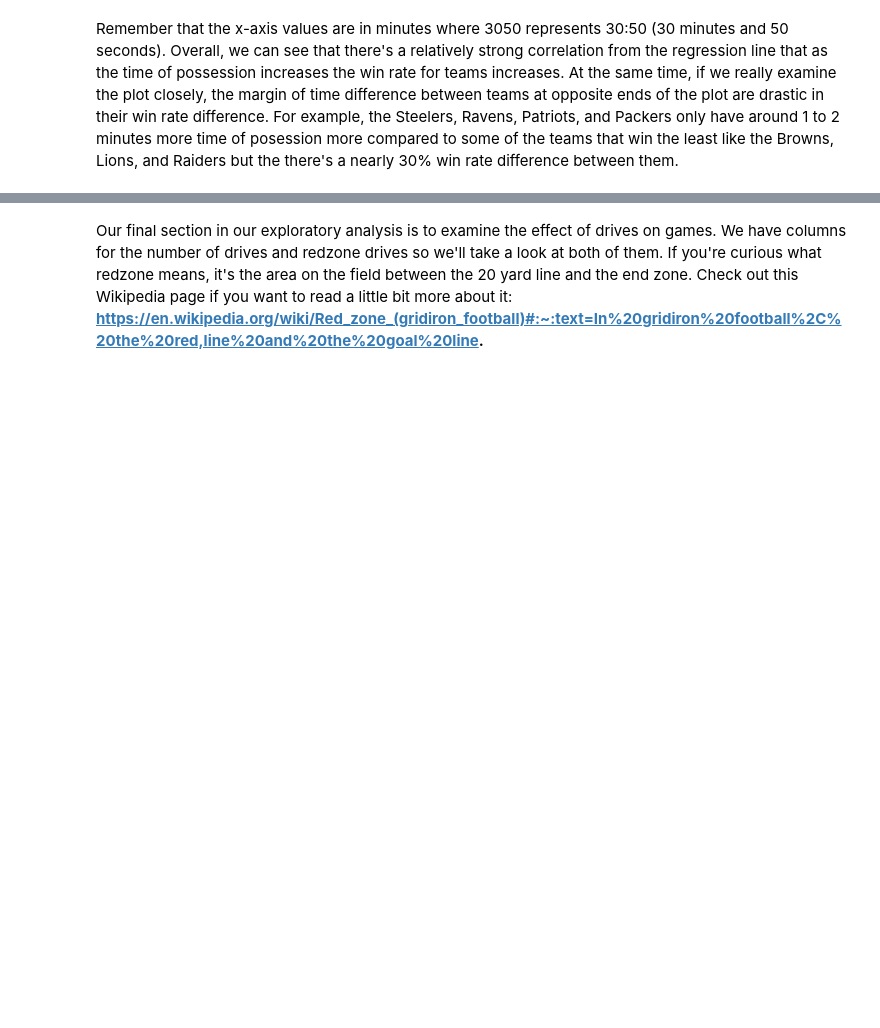
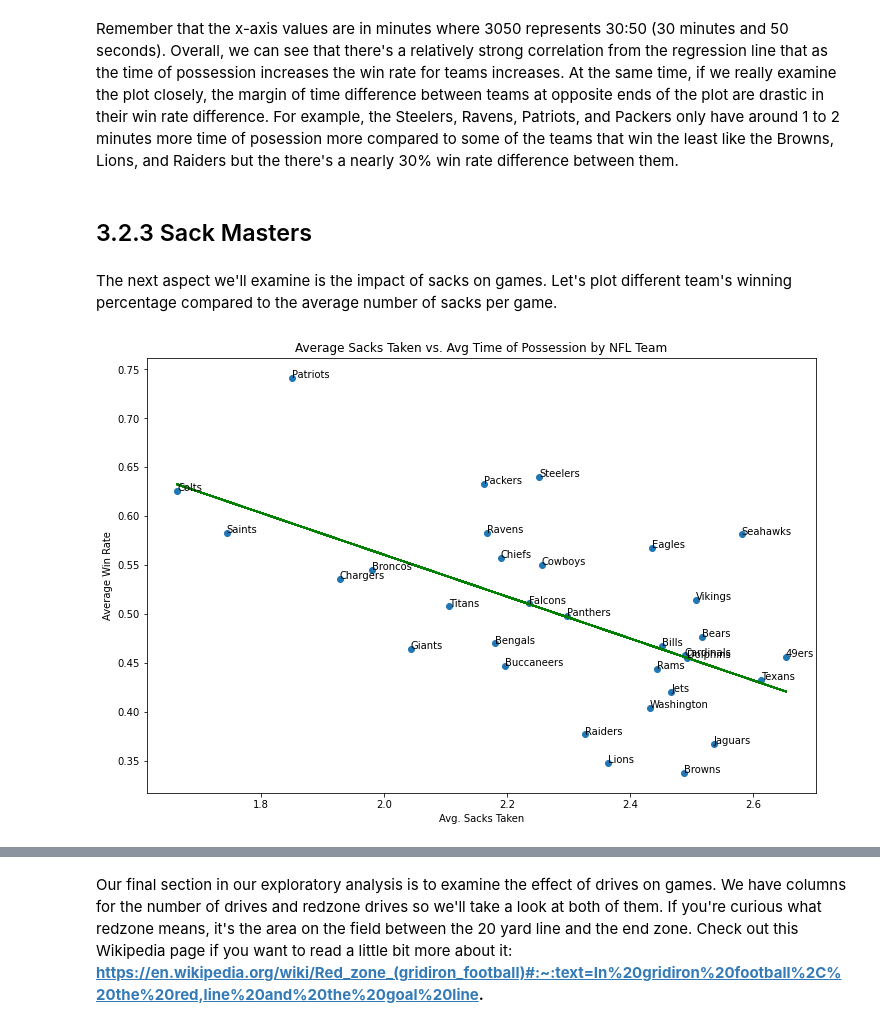
Before and after one commit to BraydenNgo/braydenngo.github.io, a Jupyter notebook: cmsc320finalngo/ngo_final_project (3).ipynb, the cells around one changed output, grey strips where cells are left out. Saved outputs shown, nothing was run; the diff lists cells and outputs as text; code cells hidden in the pictures; blank space fills up the shorter version.

```diff
--- a/cmsc320finalngo/ngo_final_project (3).ipynb
+++ b/cmsc320finalngo/ngo_final_project (3).ipynb
@@ -945,3 +939,29 @@ plt.show()
 [figure]
 # %% [markdown]
 Remember that the x-axis values are in minutes where 3050 represents 30:50 (30 minutes and 50 seconds). Overall, we can see that there's a relatively strong correlation from the regression line that as the time of possession increases the win rate for teams increases. At the same time, if we really examine the plot closely, the margin of time difference between teams at opposite ends of the plot are drastic in their win rate difference. For example, the Steelers, Ravens, Patriots, and Packers only have around 1 to 2 minutes more time of posession more compared to some of the teams that win the least like the Browns, Lions, and Raiders but the there's a nearly 30% win rate difference between them.
+# %% [markdown]
+## 3.2.3 Sack Masters
+# %% [markdown]
+The next aspect we'll examine is the impact of sacks on games. Let's plot different team's winning percentage compared to the average number of sacks per game.
+# %%
+plt.figure(figsize = (12, 8))
+plt.scatter(team_df['sack_avg'], team_df['win_rate'])
+
+team_labels = list(team_df['teams'])
+sack_avg = list(team_df['sack_avg'])
+avg_win_rate = list(team_df['win_rate'])
+
+for index, team_label in enumerate(team_labels):
+    plt.annotate(team_label, (sack_avg[index], avg_win_rate[index]))
+    x = np.array(sack_avg)
+    y = np.array(avg_win_rate)
+
+    m, b = np.polyfit(x, y, 1)
+    plt.plot(x, m*x + b, color = 'g')
+
+plt.xlabel("Avg. Sacks Taken")
+plt.ylabel("Average Win Rate")
+plt.title('Average Sacks Taken vs. Avg Time of Possession by NFL Team')
+plt.show()
+# %% [output]
+[figure, added]
```
Also changed, not shown: parts of 21 cells of this notebook, 1 other file.
